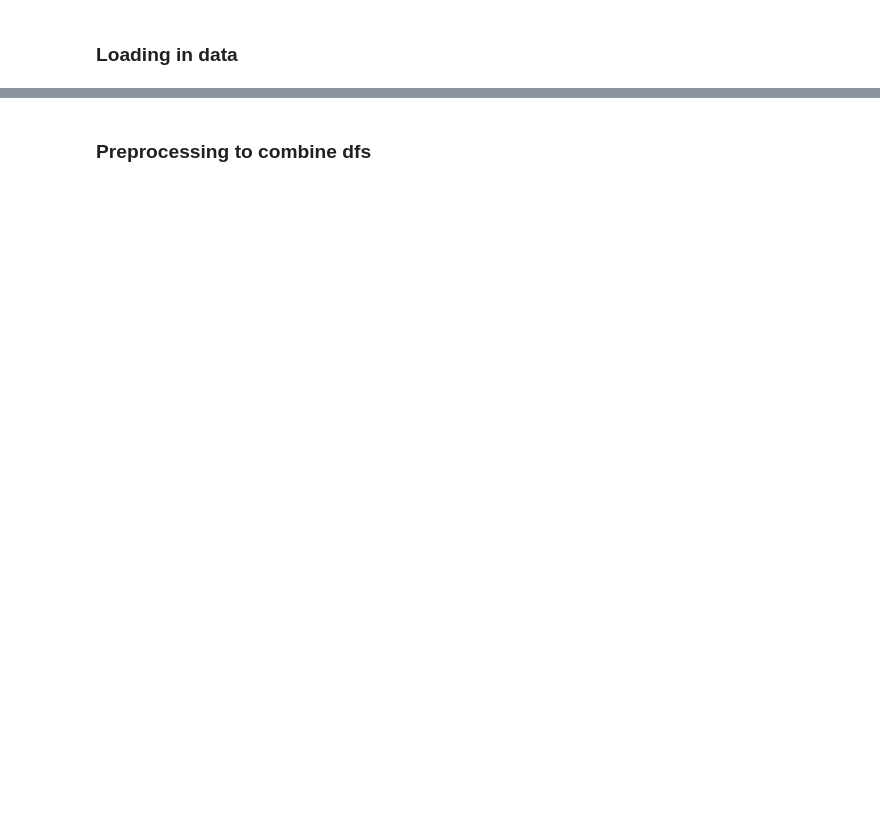
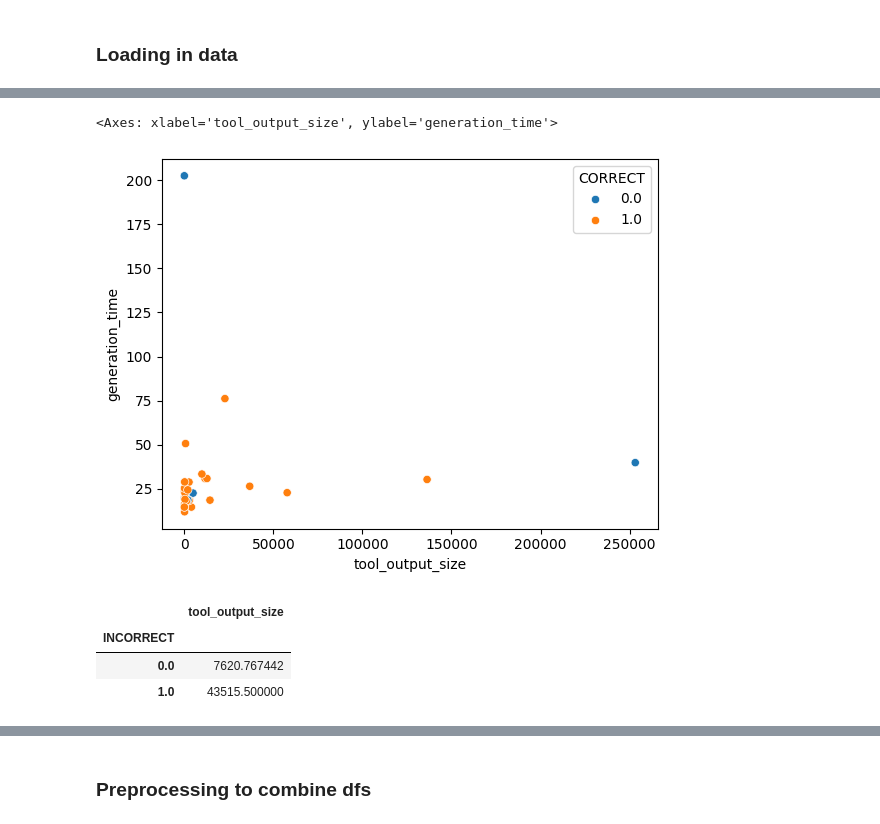
Before and after one commit to AllenNeuralDynamics/metadata-chatbot, a Jupyter notebook: src/metadata_chatbot/evaluations/evals_mongodb/stats_4_8.ipynb, the cells around one changed output, grey strips where cells are left out. Saved outputs shown, nothing was run; the diff lists cells and outputs as text; code cells hidden in the pictures; blank space fills up the shorter version.

```diff
--- a/src/metadata_chatbot/evaluations/evals_mongodb/stats_4_8.ipynb
+++ b/src/metadata_chatbot/evaluations/evals_mongodb/stats_4_8.ipynb
@@ -29,0 +103,12 @@ bedrock_df['response_score'].mean()
+# %%
+sns.scatterplot(data=bedrock_df.where(bedrock_df['response_evaluation']!= "ERROR"), x="tool_output_size", y="generation_time", hue = "CORRECT")
+# %% [output]
+<Axes: xlabel='tool_output_size', ylabel='generation_time'>
+[figure, added]
+# %%
+bedrock_df[["tool_output_size", "INCORRECT"]].groupby("INCORRECT").mean()
+# %% [output]
+|  | tool_output_size |
+| INCORRECT |  |
+| 0.0 | 7620.767442 |
+| 1.0 | 43515.500000 |
```
Also changed, not shown: parts of 12 cells of this notebook, 19 other files.
